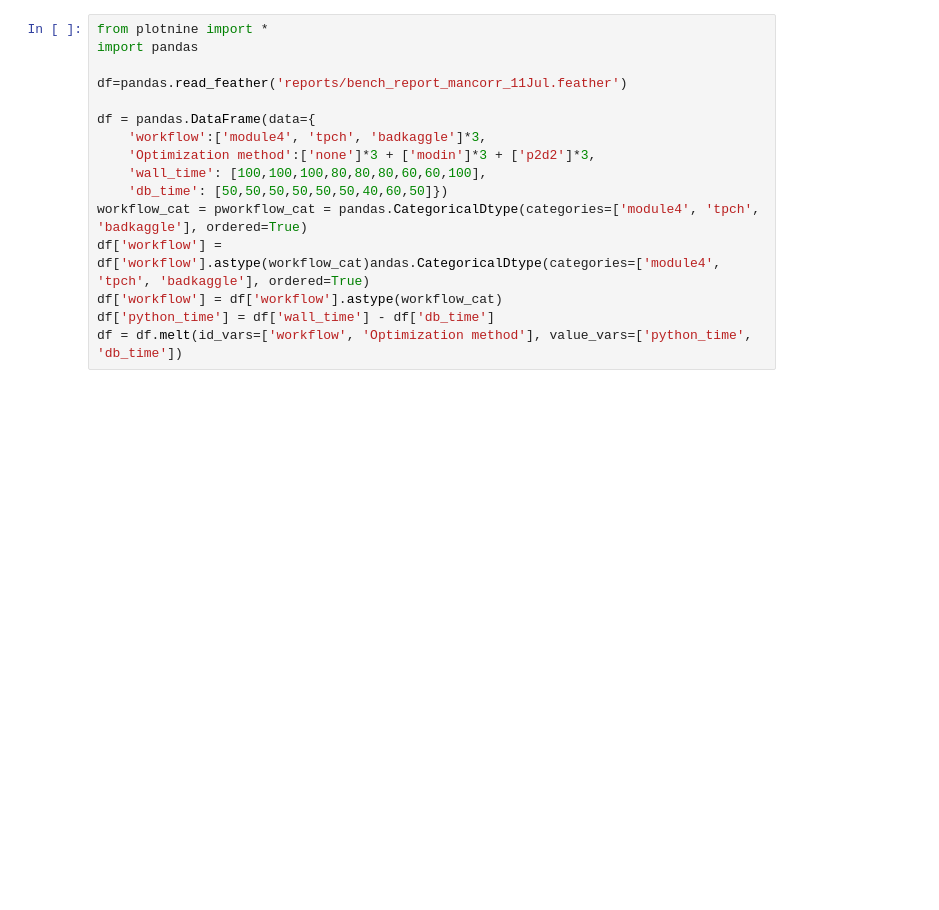
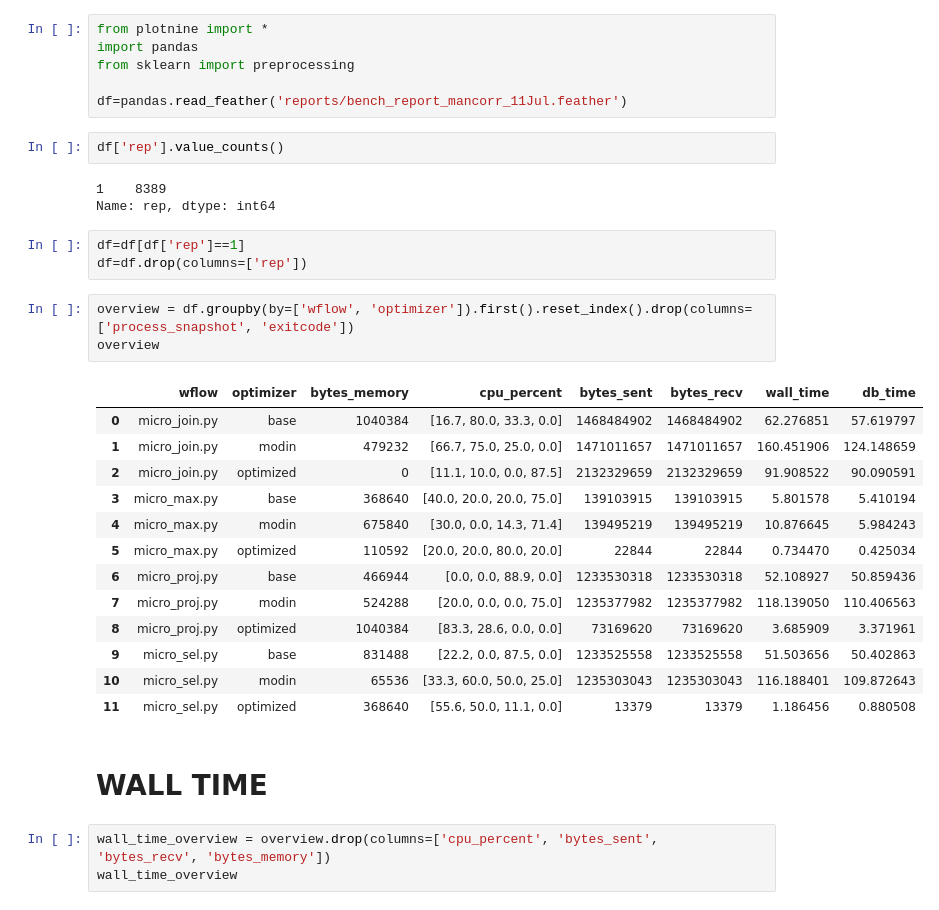
Before and after one commit to yoreei/p2d2, a Jupyter notebook: docs/3Microbenchmarks.ipynb, the cells around one changed output. Saved outputs shown, nothing was run; the diff lists cells and outputs as text; blank space fills up the shorter version.

```diff
--- a/docs/3Microbenchmarks.ipynb
+++ b/docs/3Microbenchmarks.ipynb
@@ -1,16 +1,36 @@
 # %%
 from plotnine import *
 import pandas
+from sklearn import preprocessing
 
 df=pandas.read_feather('reports/bench_report_mancorr_11Jul.feather')
-
-df = pandas.DataFrame(data={
-    'workflow':['module4', 'tpch', 'badkaggle']*3,
-    'Optimization method':['none']*3 + ['modin']*3 + ['p2d2']*3,
-    'wall_time': [100,100,100,80,80,80,60,60,100],
-    'db_time': [50,50,50,50,50,50,40,60,50]})
-workflow_cat = pworkflow_cat = pandas.CategoricalDtype(categories=['module4', 'tpch', 'badkaggle'], ordered=True)
-df['workflow'] = df['workflow'].astype(workflow_cat)andas.CategoricalDtype(categories=['module4', 'tpch', 'badkaggle'], ordered=True)
-df['workflow'] = df['workflow'].astype(workflow_cat)
-df['python_time'] = df['wall_time'] - df['db_time']
-df = df.melt(id_vars=['workflow', 'Optimization method'], value_vars=['python_time', 'db_time'])
+# %%
+df['rep'].value_counts()
+# %% [output]
+1    8389
+Name: rep, dtype: int64
+# %%
+df=df[df['rep']==1]
+df=df.drop(columns=['rep'])
+# %%
+overview = df.groupby(by=['wflow', 'optimizer']).first().reset_index().drop(columns=['process_snapshot', 'exitcode'])
+overview
+# %% [output]
+|  | wflow | optimizer | bytes_memory | cpu_percent | bytes_sent | bytes_recv | wall_time | db_time |
+| 0 | micro_join.py | base | 1040384 | [16.7, 80.0, 33.3, 0.0] | 1468484902 | 1468484902 | 62.276851 | 57.619797 |
+| 1 | micro_join.py | modin | 479232 | [66.7, 75.0, 25.0, 0.0] | 1471011657 | 1471011657 | 160.451906 | 124.148659 |
+| 2 | micro_join.py | optimized | 0 | [11.1, 10.0, 0.0, 87.5] | 2132329659 | 2132329659 | 91.908522 | 90.090591 |
+| 3 | micro_max.py | base | 368640 | [40.0, 20.0, 20.0, 75.0] | 139103915 | 139103915 | 5.801578 | 5.410194 |
+| 4 | micro_max.py | modin | 675840 | [30.0, 0.0, 14.3, 71.4] | 139495219 | 139495219 | 10.876645 | 5.984243 |
+| 5 | micro_max.py | optimized | 110592 | [20.0, 20.0, 80.0, 20.0] | 22844 | 22844 | 0.734470 | 0.425034 |
+| 6 | micro_proj.py | base | 466944 | [0.0, 0.0, 88.9, 0.0] | 1233530318 | 1233530318 | 52.108927 | 50.859436 |
+| 7 | micro_proj.py | modin | 524288 | [20.0, 0.0, 0.0, 75.0] | 1235377982 | 1235377982 | 118.139050 | 110.406563 |
+| 8 | micro_proj.py | optimized | 1040384 | [83.3, 28.6, 0.0, 0.0] | 73169620 | 73169620 | 3.685909 | 3.371961 |
+| 9 | micro_sel.py | base | 831488 | [22.2, 0.0, 87.5, 0.0] | 1233525558 | 1233525558 | 51.503656 | 50.402863 |
+| 10 | micro_sel.py | modin | 65536 | [33.3, 60.0, 50.0, 25.0] | 1235303043 | 1235303043 | 116.188401 | 109.872643 |
+| 11 | micro_sel.py | optimized | 368640 | [55.6, 50.0, 11.1, 0.0] | 13379 | 13379 | 1.186456 | 0.880508 |
+# %% [markdown]
+# WALL TIME
+# %%
+wall_time_overview = overview.drop(columns=['cpu_percent', 'bytes_sent', 'bytes_recv', 'bytes_memory'])
+wall_time_overview
```
Also changed, not shown: parts of 10 cells of this notebook, 40 other files.
